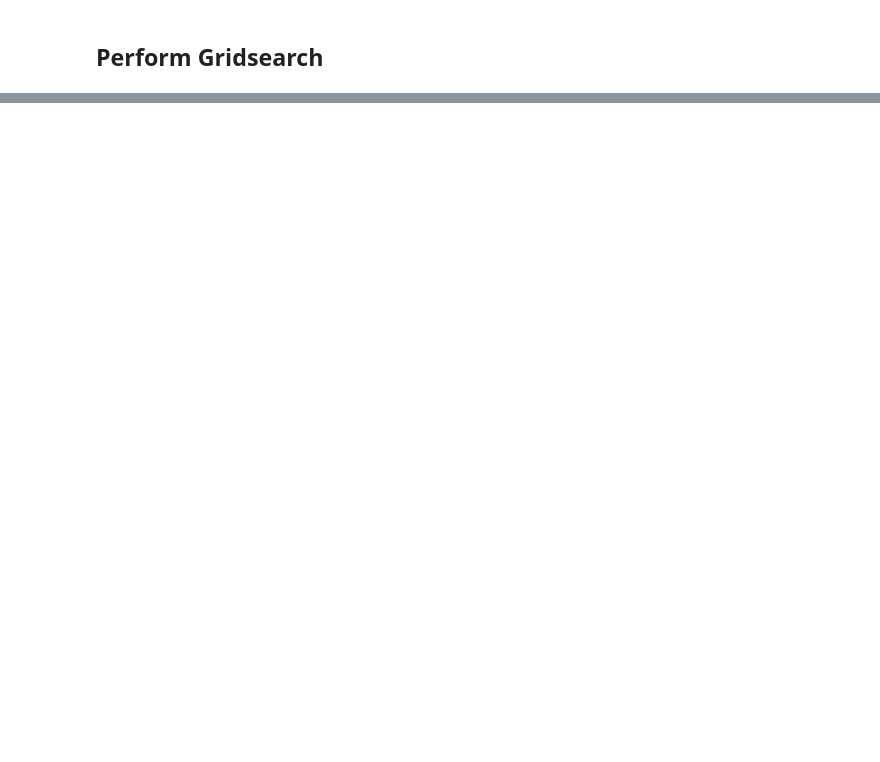
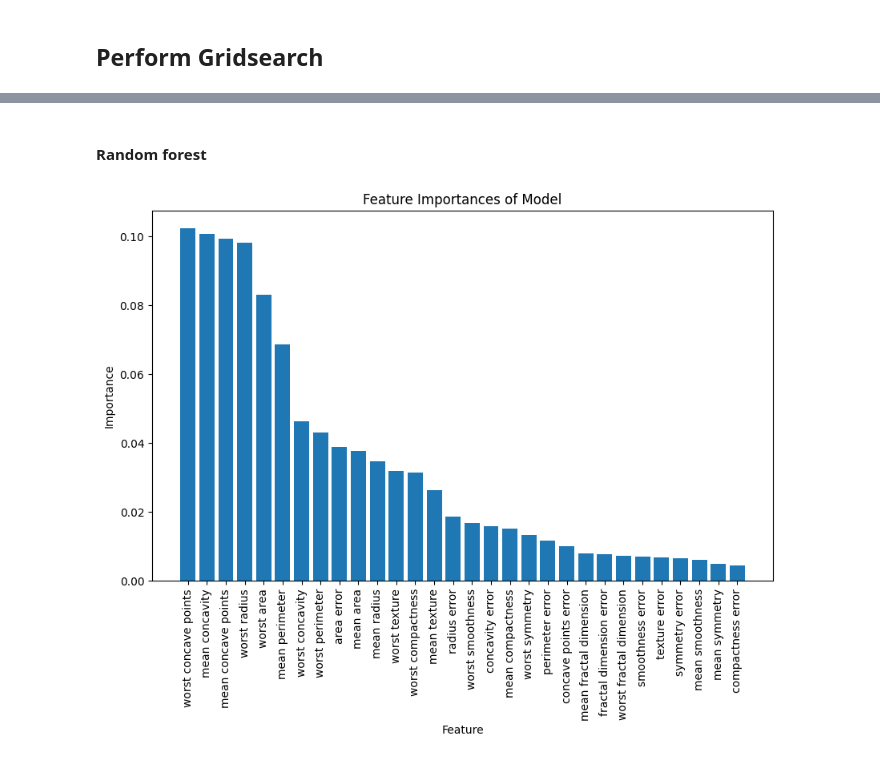
Before and after one commit to sarahmoussaoui/TP-Reseaux-de-Neurones, a Jupyter notebook: TP1.2/code.ipynb, the cells around one changed output, grey strips where cells are left out. Drawn from its saved outputs; the diff is of its cells as text; code cells hidden in the pictures; blank space fills up the shorter version.

```diff
--- a/TP1.2/code.ipynb
+++ b/TP1.2/code.ipynb
@@ -91,0 +230,10 @@ evaluate_model(knn_model, X_test, y_test)
+# %%
+# Set up GridSearchCV
+grid_search_rf = GridSearchCV(
+    estimator=rf_model,
+    param_grid=param_grid_rf,
+    scoring='accuracy',  # Metric to evaluate
+    cv=5,               # Number of cross-validation folds
+    verbose=1,          # Print progress
+    n_jobs=-1           # Use all available CPU cores
+)
@@ -93,0 +299,16 @@ evaluate_model(knn_model, X_test, y_test)
+# %%
+# fit the model
+grid_search_rf.fit(X_train, y_train)
+# Get the best model
+best_model_rf = grid_search_rf.best_estimator_
+
+# Evaluate on the test set
+y_pred = best_model_rf.predict(X_test)
+
+# Print the results
+best_accuracy = grid_search_rf.best_score_
+best_parameters = grid_search_rf.best_params_
+print("Best Accuracy: {:.2f} %".format(best_accuracy*100))
+print("Best Parameters:", best_parameters)
+print("Classification Report:")
+print(classification_report(y_test, y_pred))
@@ -97,0 +490,6 @@ evaluate_model(knn_model, X_test, y_test)
+# %% [markdown]
+#### Random forest
+# %%
+plot_feature_importance(best_model_rf, data)
+# %% [output]
+[figure, added]
```
Also changed, not shown: parts of 83 cells of this notebook.
